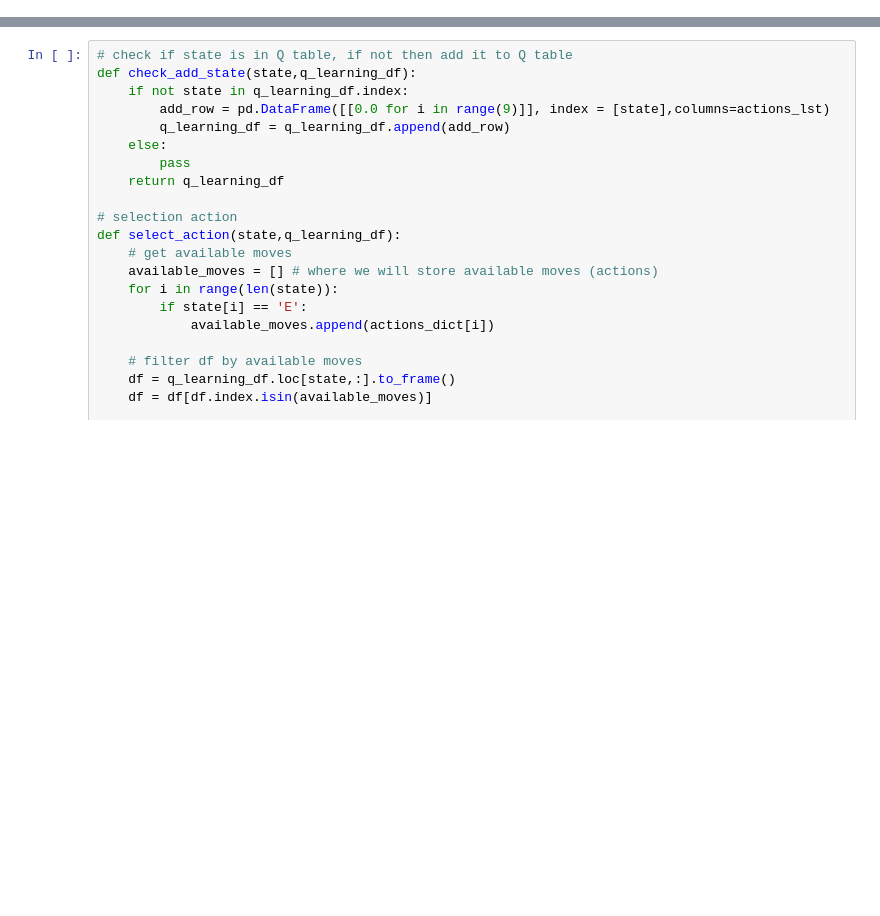
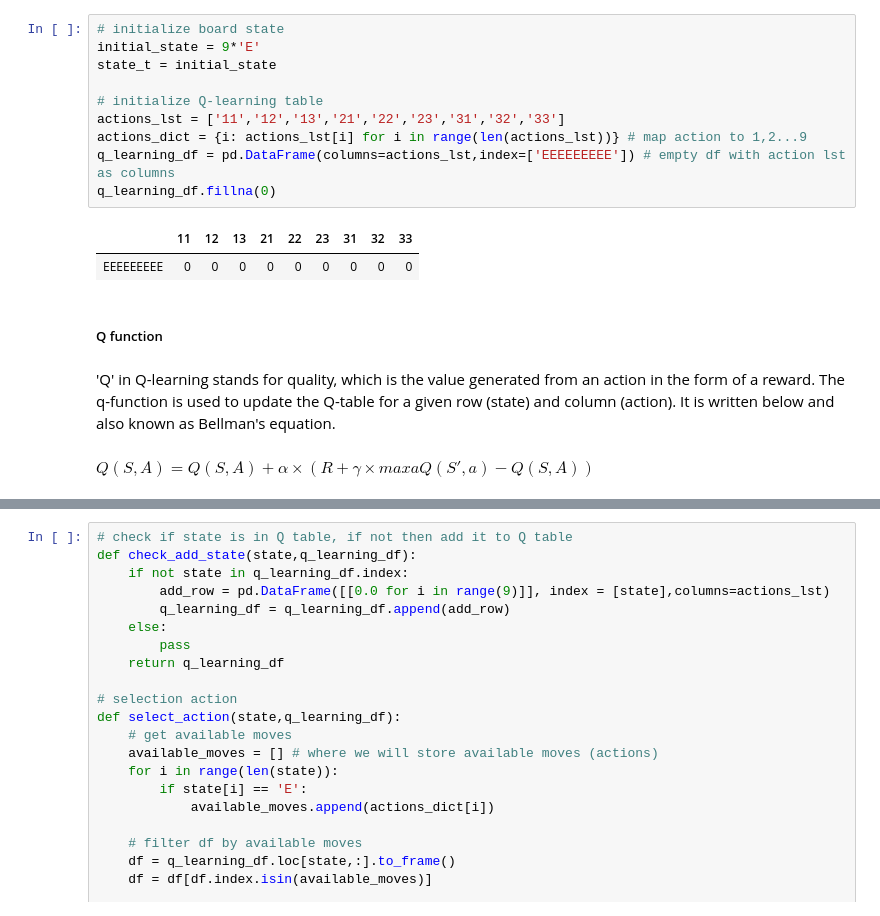
Before and after one commit to kizzen/reinforcement_learning, a Jupyter notebook: tic_tac_toe.ipynb, the cells around one changed output, grey strips where cells are left out. Drawn from its saved outputs; the diff is of its cells as text; blank space fills up the shorter version.

```diff
--- a/tic_tac_toe.ipynb
+++ b/tic_tac_toe.ipynb
@@ -16,0 +193,19 @@ import matplotlib.pyplot as plt
+# %%
+# initialize board state
+initial_state = 9*'E'
+state_t = initial_state
+
+# initialize Q-learning table
+actions_lst = ['11','12','13','21','22','23','31','32','33']
+actions_dict = {i: actions_lst[i] for i in range(len(actions_lst))} # map action to 1,2...9
+q_learning_df = pd.DataFrame(columns=actions_lst,index=['EEEEEEEEE']) # empty df with action lst as columns
+q_learning_df.fillna(0)
+# %% [output]
+|  | 11 | 12 | 13 | 21 | 22 | 23 | 31 | 32 | 33 |
+| EEEEEEEEE | 0 | 0 | 0 | 0 | 0 | 0 | 0 | 0 | 0 |
+# %% [markdown]
+##### Q function
+# %% [markdown]
+'Q' in Q-learning stands for quality, which is the value generated from an action in the form of a reward. The q-function is used to update the Q-table for a given row (state) and column (action). It is written below and also known as Bellman's equation.
+# %% [markdown]
+$ Q(S,A)= Q(S,A) + α \times(R + γ \times maxaQ(S′,a)− Q(S,A)) $
```
Also changed, not shown: parts of 61 cells of this notebook, 1 other file.
